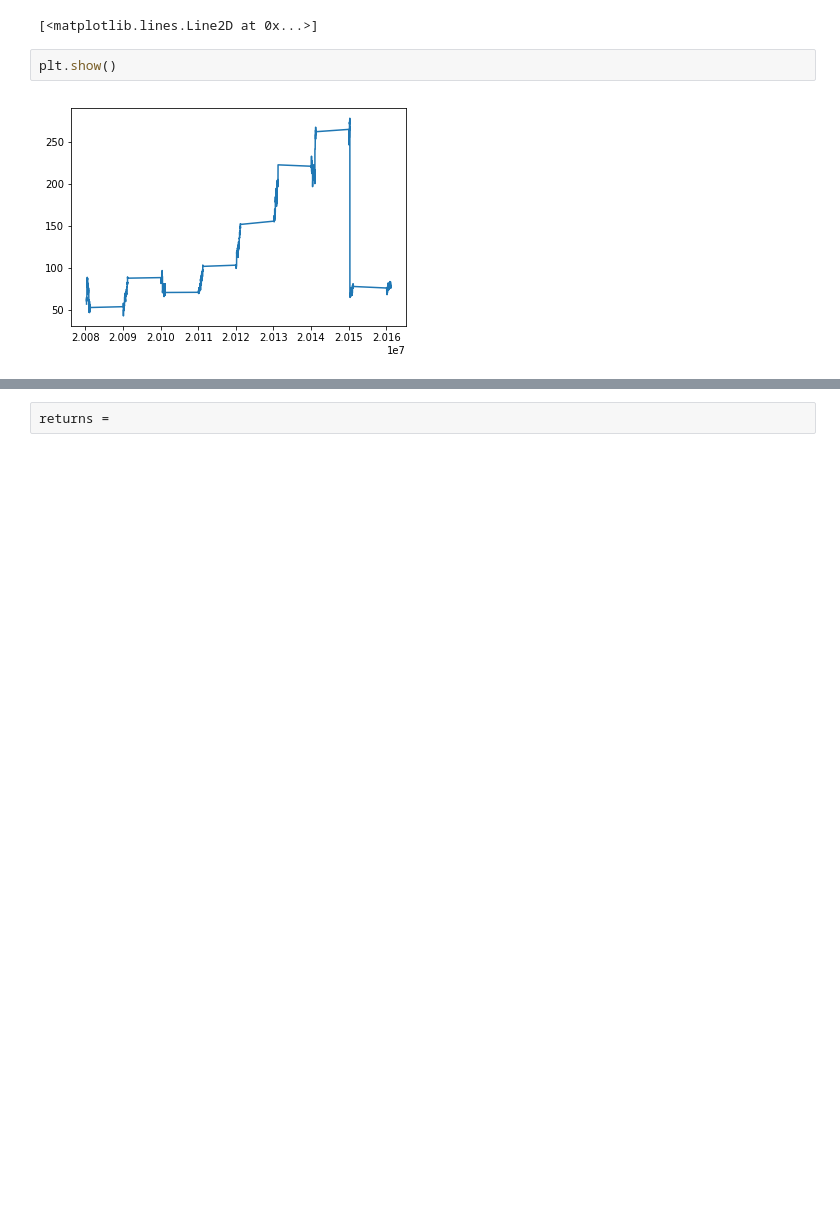
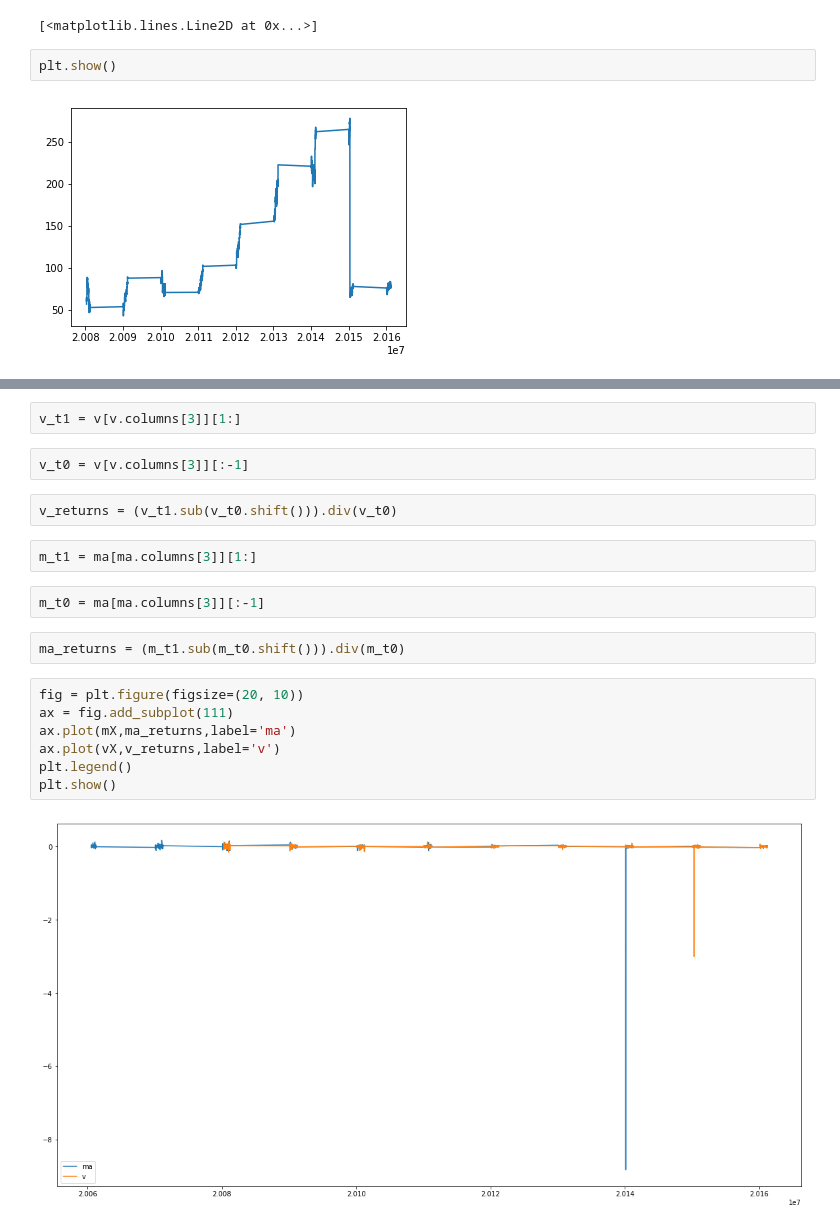
Before and after one commit to susain-ko/KSEAProject, a Jupyter notebook: cleanData.ipynb, the cells around one changed output, grey strips where cells are left out. Drawn from its saved outputs; the diff is of its cells as text; blank space fills up the shorter version.

```diff
--- a/cleanData.ipynb
+++ b/cleanData.ipynb
@@ -105,2 +108,21 @@ plt.show()
-# %%
-returns =
+# %%
+v_t1 = v[v.columns[3]][1:]
+# %%
+v_t0 = v[v.columns[3]][:-1]
+# %%
+v_returns = (v_t1.sub(v_t0.shift())).div(v_t0)
+# %%
+m_t1 = ma[ma.columns[3]][1:]
+# %%
+m_t0 = ma[ma.columns[3]][:-1]
+# %%
+ma_returns = (m_t1.sub(m_t0.shift())).div(m_t0)
+# %%
+fig = plt.figure(figsize=(20, 10))
+ax = fig.add_subplot(111)
+ax.plot(mX,ma_returns,label='ma')
+ax.plot(vX,v_returns,label='v')
+plt.legend()
+plt.show()
+# %% [output]
+[figure, added]
```
Also changed, not shown: parts of 1 cell of this notebook.
